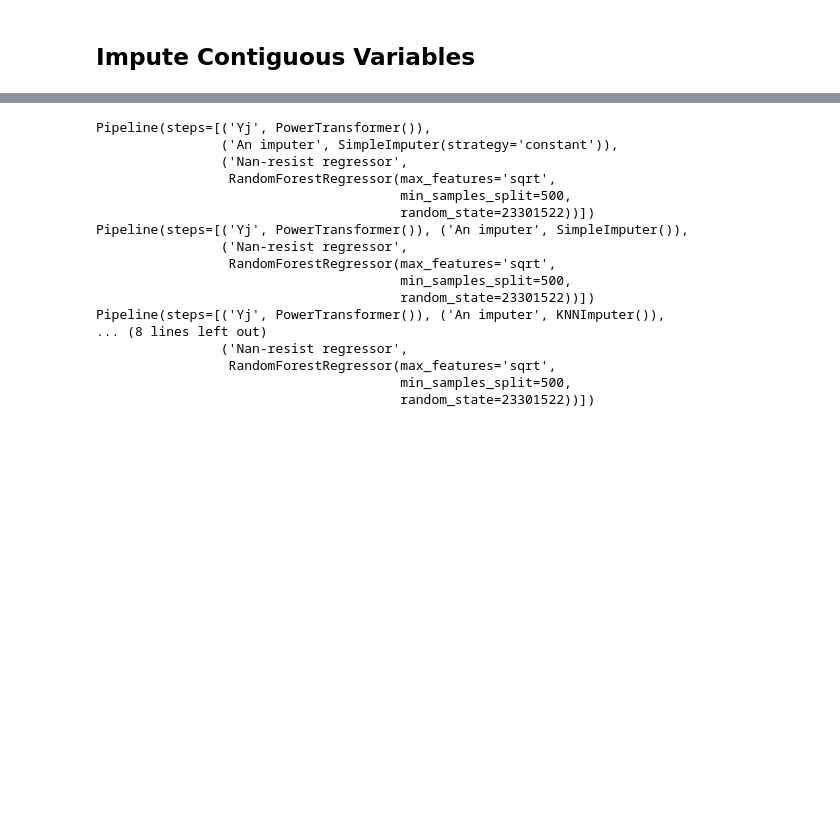
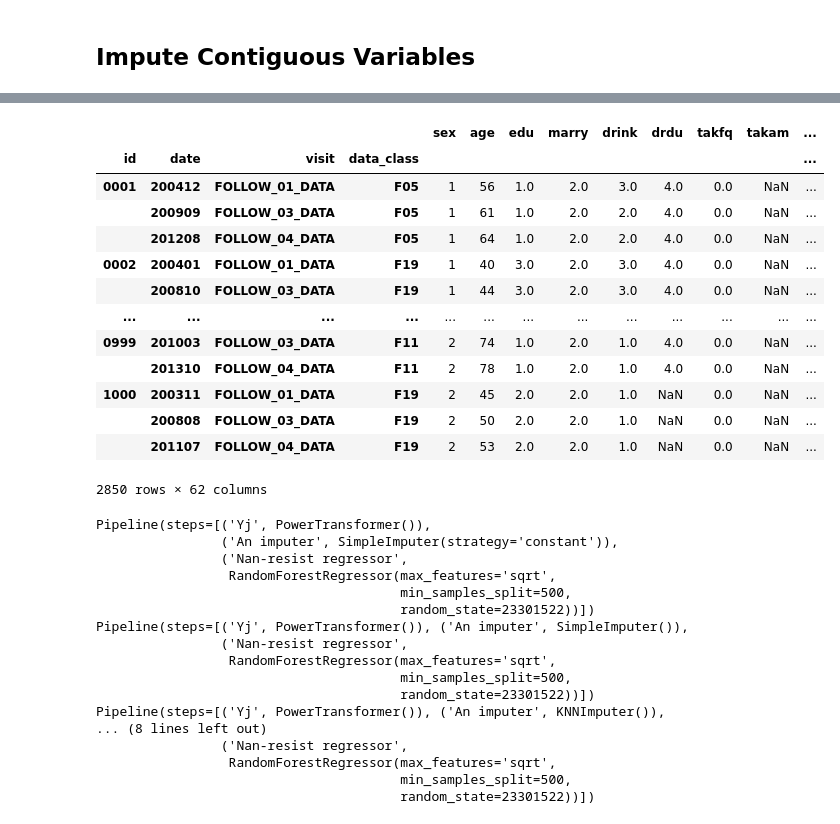
Before and after one commit to beeseosil/nih.go.kr, a Jupyter notebook: koges/qwer.ipynb, the cells around one changed output, grey strips where cells are left out. Saved outputs shown, nothing was run; the diff lists cells and outputs as text; code cells hidden in the pictures; blank space fills up the shorter version.

```diff
--- a/koges/qwer.ipynb
+++ b/koges/qwer.ipynb
@@ -321,6 +323,6 @@ sns.histplot(i0[yesi],ax=ax[1],kde=True,legend=False)
 [figure]
 # %%
-xy=pd.concat([i0,o0],axis=1)
-xy.reset_index().to_feather("./res/xy.f")
-print(f"{xy.shape=}")
+x0y0_impute=pd.concat([x0_impute,y0_impute],axis=1)
+x0y0_impute.reset_index().to_feather("./res/x0y0_impute.f")
+print(f"{x0y0_impute.shape=}")
 # %% [output]
@@ -345,3 +330,20 @@ xy
+# %%
+x0y0_impute
+# %% [output]
+|  |  |  |  | sex | age | edu | marry | drink | drdu | takfq | takam | ... |
+| id | date | visit | data_class |  |  |  |  |  |  |  |  | ... |
+| 0001 | 200412 | FOLLOW_01_DATA | F05 | 1 | 56 | 1.0 | 2.0 | 3.0 | 4.0 | 0.0 | NaN | ... |
+|  | 200909 | FOLLOW_03_DATA | F05 | 1 | 61 | 1.0 | 2.0 | 2.0 | 4.0 | 0.0 | NaN | ... |
+|  | 201208 | FOLLOW_04_DATA | F05 | 1 | 64 | 1.0 | 2.0 | 2.0 | 4.0 | 0.0 | NaN | ... |
+| 0002 | 200401 | FOLLOW_01_DATA | F19 | 1 | 40 | 3.0 | 2.0 | 3.0 | 4.0 | 0.0 | NaN | ... |
+|  | 200810 | FOLLOW_03_DATA | F19 | 1 | 44 | 3.0 | 2.0 | 3.0 | 4.0 | 0.0 | NaN | ... |
+| ... | ... | ... | ... | ... | ... | ... | ... | ... | ... | ... | ... | ... |
+| 0999 | 201003 | FOLLOW_03_DATA | F11 | 2 | 74 | 1.0 | 2.0 | 1.0 | 4.0 | 0.0 | NaN | ... |
+|  | 201310 | FOLLOW_04_DATA | F11 | 2 | 78 | 1.0 | 2.0 | 1.0 | 4.0 | 0.0 | NaN | ... |
+| 1000 | 200311 | FOLLOW_01_DATA | F19 | 2 | 45 | 2.0 | 2.0 | 1.0 | NaN | 0.0 | NaN | ... |
+|  | 200808 | FOLLOW_03_DATA | F19 | 2 | 50 | 2.0 | 2.0 | 1.0 | NaN | 0.0 | NaN | ... |
+|  | 201107 | FOLLOW_04_DATA | F19 | 2 | 53 | 2.0 | 2.0 | 1.0 | NaN | 0.0 | NaN | ... |
+2850 rows × 62 columns
 # %%
 from sklearn.pipeline import Pipeline
 from sklearn.model_selection import ShuffleSplit
```
Also changed, not shown: parts of 25 cells of this notebook, 1 other file.
